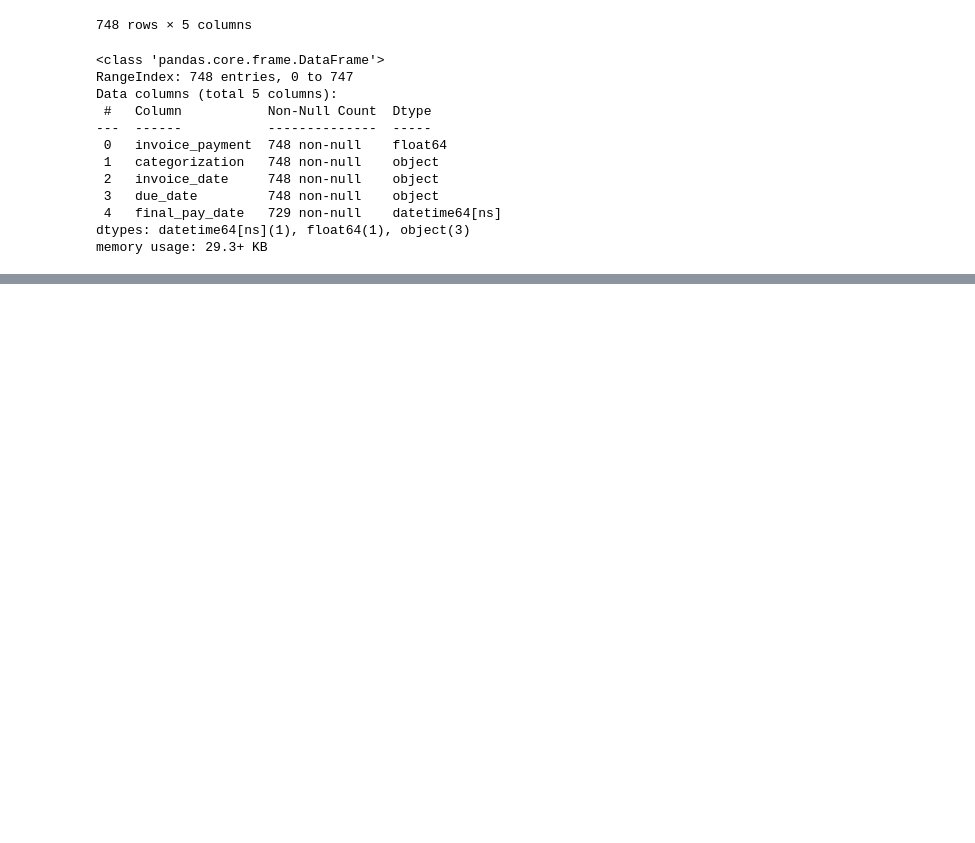
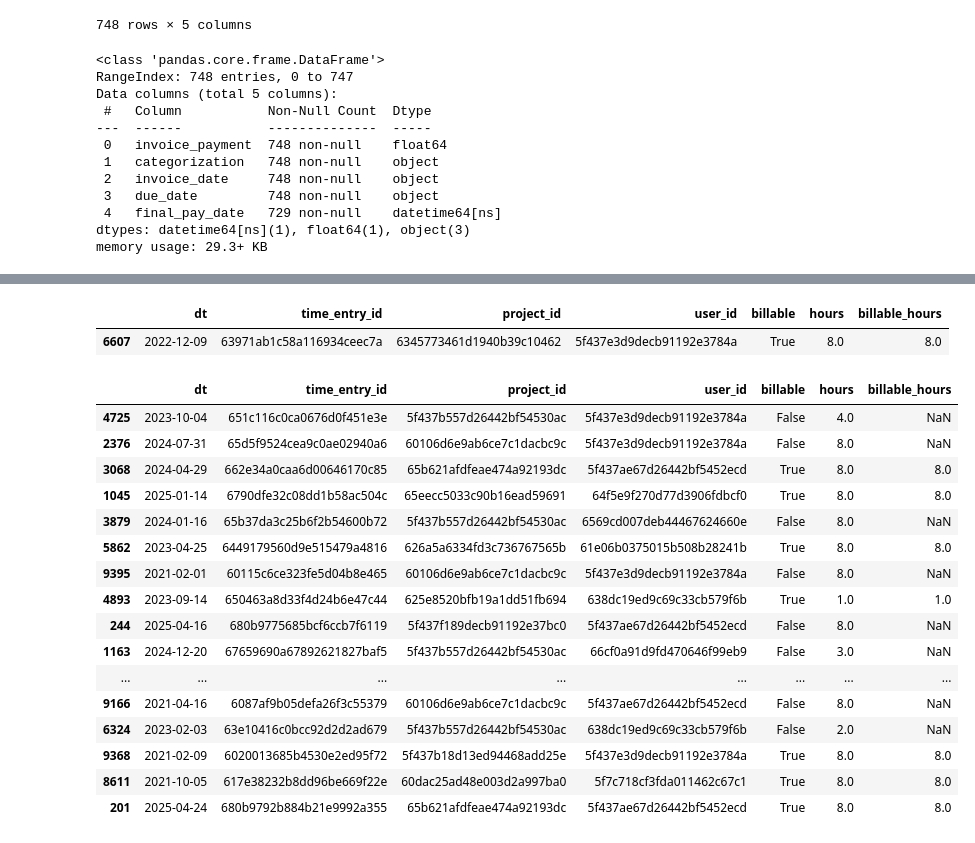
Before and after one commit to alshakarti/hyper_island_bi, a Jupyter notebook: eda.ipynb, the cells around one changed output, grey strips where cells are left out. Cells and saved outputs as stored; diff of their text form; code cells hidden in the pictures; blank space fills up the shorter version.

Commit message:
added time reporting

```diff
--- a/eda.ipynb
+++ b/eda.ipynb
@@ -1078,0 +1117,25 @@ memory usage: 29.3+ KB
+# %%
+df10.sample()
+# %% [output]
+|  | dt | time_entry_id | project_id | user_id | billable | hours | billable_hours |
+| 6607 | 2022-12-09 | 63971ab1c58a116934ceec7a | 6345773461d1940b39c10462 | 5f437e3d9decb91192e3784a | True | 8.0 | 8.0 |
+# %%
+df10.sample(20)
+# %% [output]
+|  | dt | time_entry_id | project_id | user_id | billable | hours | billable_hours |
+| 4725 | 2023-10-04 | 651c116c0ca0676d0f451e3e | 5f437b557d26442bf54530ac | 5f437e3d9decb91192e3784a | False | 4.0 | NaN |
+| 2376 | 2024-07-31 | 65d5f9524cea9c0ae02940a6 | 60106d6e9ab6ce7c1dacbc9c | 5f437e3d9decb91192e3784a | False | 8.0 | NaN |
+| 3068 | 2024-04-29 | 662e34a0caa6d00646170c85 | 65b621afdfeae474a92193dc | 5f437ae67d26442bf5452ecd | True | 8.0 | 8.0 |
+| 1045 | 2025-01-14 | 6790dfe32c08dd1b58ac504c | 65eecc5033c90b16ead59691 | 64f5e9f270d77d3906fdbcf0 | True | 8.0 | 8.0 |
+| 3879 | 2024-01-16 | 65b37da3c25b6f2b54600b72 | 5f437b557d26442bf54530ac | 6569cd007deb44467624660e | False | 8.0 | NaN |
+| 5862 | 2023-04-25 | 6449179560d9e515479a4816 | 626a5a6334fd3c736767565b | 61e06b0375015b508b28241b | True | 8.0 | 8.0 |
+| 9395 | 2021-02-01 | 60115c6ce323fe5d04b8e465 | 60106d6e9ab6ce7c1dacbc9c | 5f437e3d9decb91192e3784a | False | 8.0 | NaN |
+| 4893 | 2023-09-14 | 650463a8d33f4d24b6e47c44 | 625e8520bfb19a1dd51fb694 | 638dc19ed9c69c33cb579f6b | True | 1.0 | 1.0 |
+| 244 | 2025-04-16 | 680b9775685bcf6ccb7f6119 | 5f437f189decb91192e37bc0 | 5f437ae67d26442bf5452ecd | False | 8.0 | NaN |
+| 1163 | 2024-12-20 | 67659690a67892621827baf5 | 5f437b557d26442bf54530ac | 66cf0a91d9fd470646f99eb9 | False | 3.0 | NaN |
+| ... | ... | ... | ... | ... | ... | ... | ... |
+| 9166 | 2021-04-16 | 6087af9b05defa26f3c55379 | 60106d6e9ab6ce7c1dacbc9c | 5f437ae67d26442bf5452ecd | False | 8.0 | NaN |
+| 6324 | 2023-02-03 | 63e10416c0bcc92d2d2ad679 | 5f437b557d26442bf54530ac | 638dc19ed9c69c33cb579f6b | False | 2.0 | NaN |
+| 9368 | 2021-02-09 | 6020013685b4530e2ed95f72 | 5f437b18d13ed94468add25e | 5f437e3d9decb91192e3784a | True | 8.0 | 8.0 |
+| 8611 | 2021-10-05 | 617e38232b8dd96be669f22e | 60dac25ad48e003d2a997ba0 | 5f7c718cf3fda011462c67c1 | True | 8.0 | 8.0 |
+| 201 | 2025-04-24 | 680b9792b884b21e9992a355 | 65b621afdfeae474a92193dc | 5f437ae67d26442bf5452ecd | True | 8.0 | 8.0 |
```
Also changed, not shown: parts of 7 cells of this notebook, 3 other files.
